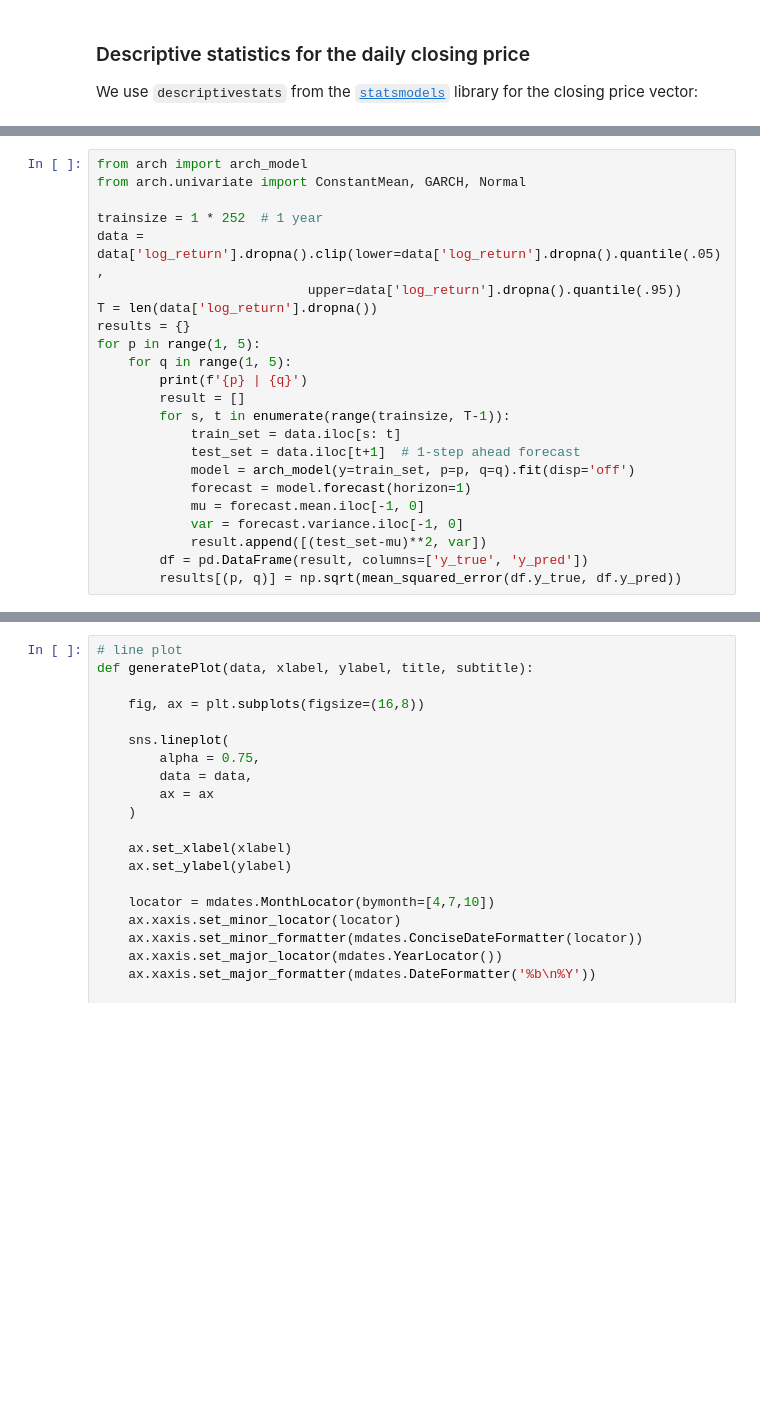
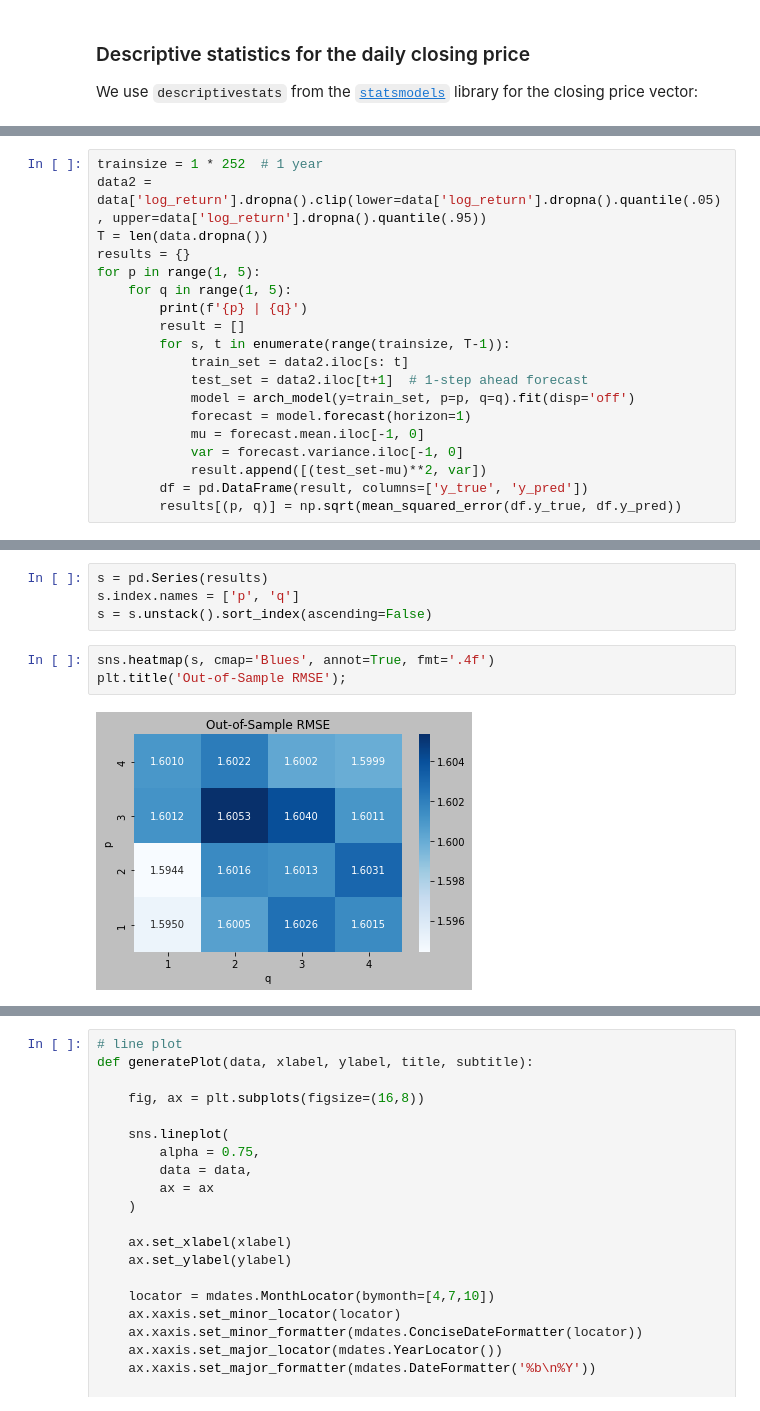
Before and after one commit to orestisf/Notebooks, a Jupyter notebook: finance/Athex_Large_Cap_index_analysis.ipynb, the cells around one changed output, grey strips where cells are left out. Drawn from its saved outputs; the diff is of its cells as text; blank space fills up the shorter version.

```diff
--- a/finance/Athex_Large_Cap_index_analysis.ipynb
+++ b/finance/Athex_Large_Cap_index_analysis.ipynb
@@ -223,19 +270,15 @@ Successfully installed arch-5.3.1 property-cached-1.6.4
 # %%
-from arch import arch_model
-from arch.univariate import ConstantMean, GARCH, Normal
-
 trainsize = 1 * 252  # 1 year
-data = data['log_return'].dropna().clip(lower=data['log_return'].dropna().quantile(.05),
-                           upper=data['log_return'].dropna().quantile(.95))
-T = len(data['log_return'].dropna())
+data2 = data['log_return'].dropna().clip(lower=data['log_return'].dropna().quantile(.05), upper=data['log_return'].dropna().quantile(.95))
+T = len(data.dropna())
 results = {}
 for p in range(1, 5):
     for q in range(1, 5):
         print(f'{p} | {q}')
         result = []
         for s, t in enumerate(range(trainsize, T-1)):
-            train_set = data.iloc[s: t]
-            test_set = data.iloc[t+1]  # 1-step ahead forecast
+            train_set = data2.iloc[s: t]
+            test_set = data2.iloc[t+1]  # 1-step ahead forecast
             model = arch_model(y=train_set, p=p, q=q).fit(disp='off')
             forecast = model.forecast(horizon=1)
             mu = forecast.mean.iloc[-1, 0]
@@ -247,0 +306,9 @@ KeyError: ignored
+# %%
+s = pd.Series(results)
+s.index.names = ['p', 'q']
+s = s.unstack().sort_index(ascending=False)
+# %%
+sns.heatmap(s, cmap='Blues', annot=True, fmt='.4f')
+plt.title('Out-of-Sample RMSE');
+# %% [output]
+[figure, added]
```
Also changed, not shown: parts of 30 cells of this notebook.
